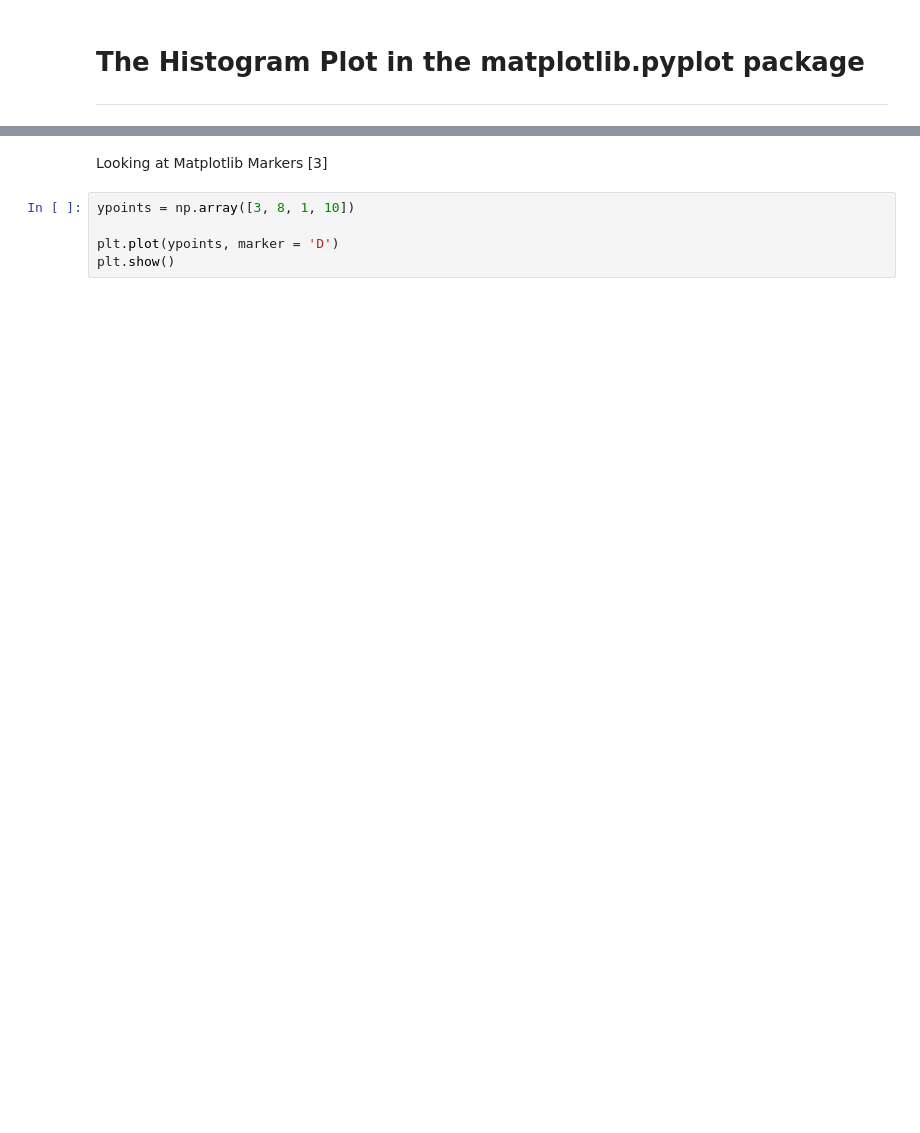
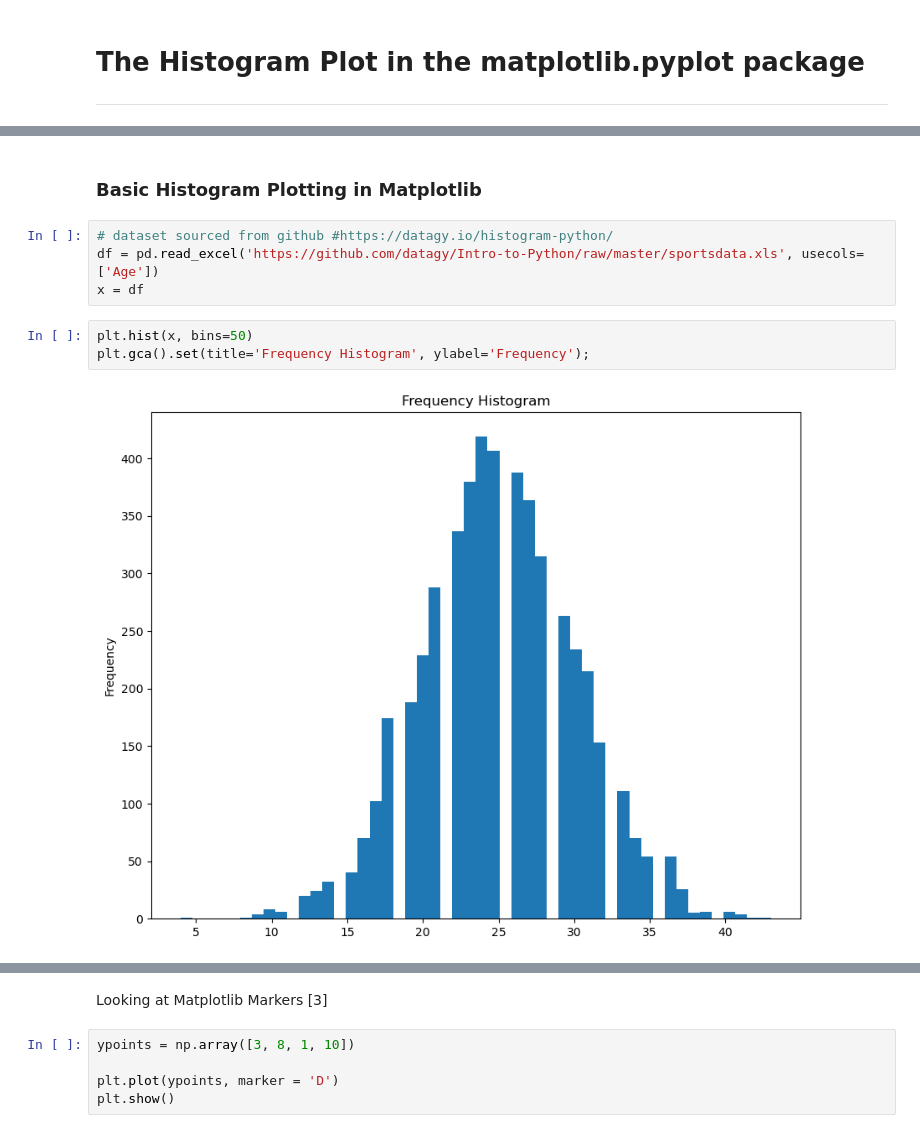
Before and after one commit to katel85/FundamentalsDA, a Jupyter notebook: pyplot.ipynb, the cells around one changed output, grey strips where cells are left out. Cells and saved outputs as stored; diff of their text form; blank space fills up the shorter version.

```diff
--- a/pyplot.ipynb
+++ b/pyplot.ipynb
@@ -496,0 +527,11 @@ Text(0.5, 1.0, 'Scatter Plot with Linear fit')
+# %% [markdown]
+### Basic Histogram Plotting in Matplotlib
+# %%
+# dataset sourced from github #https://datagy.io/histogram-python/
+df = pd.read_excel('https://github.com/datagy/Intro-to-Python/raw/master/sportsdata.xls', usecols=['Age'])
+x = df
+# %%
+plt.hist(x, bins=50)
+plt.gca().set(title='Frequency Histogram', ylabel='Frequency');
+# %% [output]
+[figure, added]
```
Also changed, not shown: parts of 30 cells of this notebook, 9 other files.
